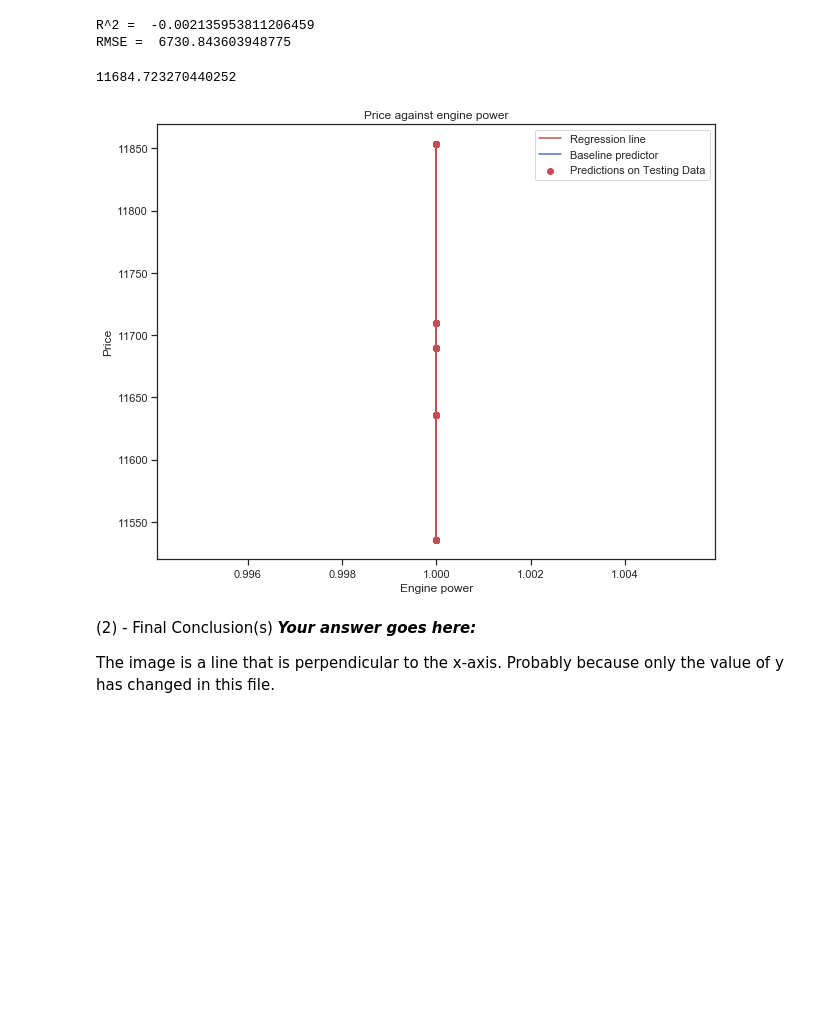
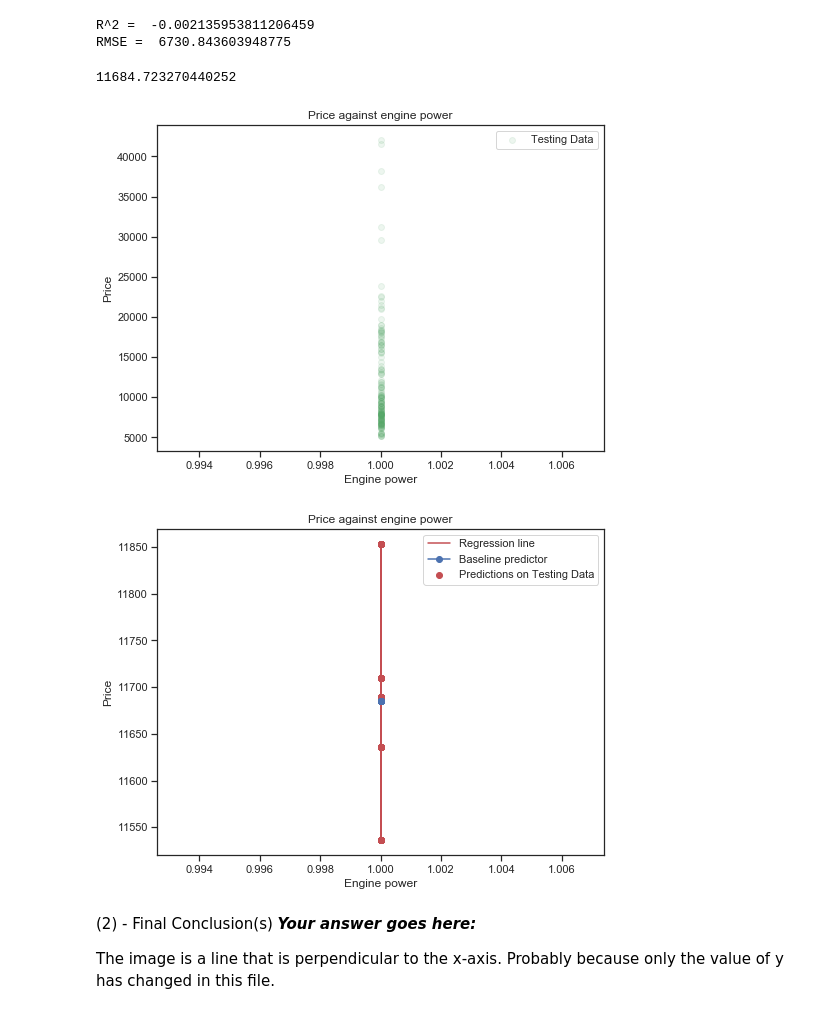
Before and after one commit to tuyu95/IAML2018, a Jupyter notebook: Assignments/02_LinearRegression.ipynb, the cells around one changed output. Saved outputs shown, nothing was run; the diff lists cells and outputs as text; code cells hidden in the pictures; blank space fills up the shorter version.

```diff
--- a/Assignments/02_LinearRegression.ipynb
+++ b/Assignments/02_LinearRegression.ipynb
@@ -445,31 +445,43 @@ RMSE =  6730.843603948775
 # %%
 # (2) Show any working code here...
 # Your Code goes here:
 
 # calculate the baseline
-
 print(y_base.mean())
 y_pred_a=[]
 for i in range (len(X_base)):
     y_pred_a.append(y_base.mean())
 y_pred_a=np.reshape(y_pred_a, (X_base.shape[0],1))
 
-plt.figure(figsize=(10,8))
-# draw Predictions on Testing Data
-plt.scatter(X_base,y_pred_base, c="r", label="Predictions on Testing Data")
+plt.figure(figsize=(8,6))
 
-# draw a regression line
-plt.plot(X_base, y_pred_base, c="r", label="Regression line")
-# draw a baseline
-plt.plot(X_base, y_pred_a, c="b",label="Baseline predictor")
+# draw Testing Data. I tried to put all hte plots in one picture,
+# but the predictions is very small and unclear when the testing data is added.
+# so I choose to devided them into 2 pictures.
+plt.scatter(X_base,y_base, c="g", label="Testing Data",alpha=0.1)
 plt.xlabel("Engine power")
 plt.ylabel("Price")
 plt.title("Price against engine power")
 plt.legend()
 plt.show()
+
+plt.figure(figsize=(8,6))
+# draw Predictions on Testing Data
+plt.scatter(X_base,y_pred_base, c="r", label="Predictions on Testing Data")
+# draw a regression line
+plt.plot(X_base, y_pred_base, c="r", label="Regression line")
+# draw a baseline
+# because it is a fixed value and x is fixed, we can only see a point in the picture.
+plt.plot(X_base, y_pred_a, "b-o", label="Baseline predictor")
+plt.xlabel("Engine power")
+plt.ylabel("Price")
+plt.title("Price against engine power")
+plt.legend()
+plt.show()
 # %% [output]
 11684.723270440252
-[figure, old version]
+[figure, new version]
+[figure, added]
 # %% [markdown]
 (2) - Final Conclusion(s)
 ***Your answer goes here:***
```
Also changed, not shown: parts of 6 cells of this notebook, 1 other file.
